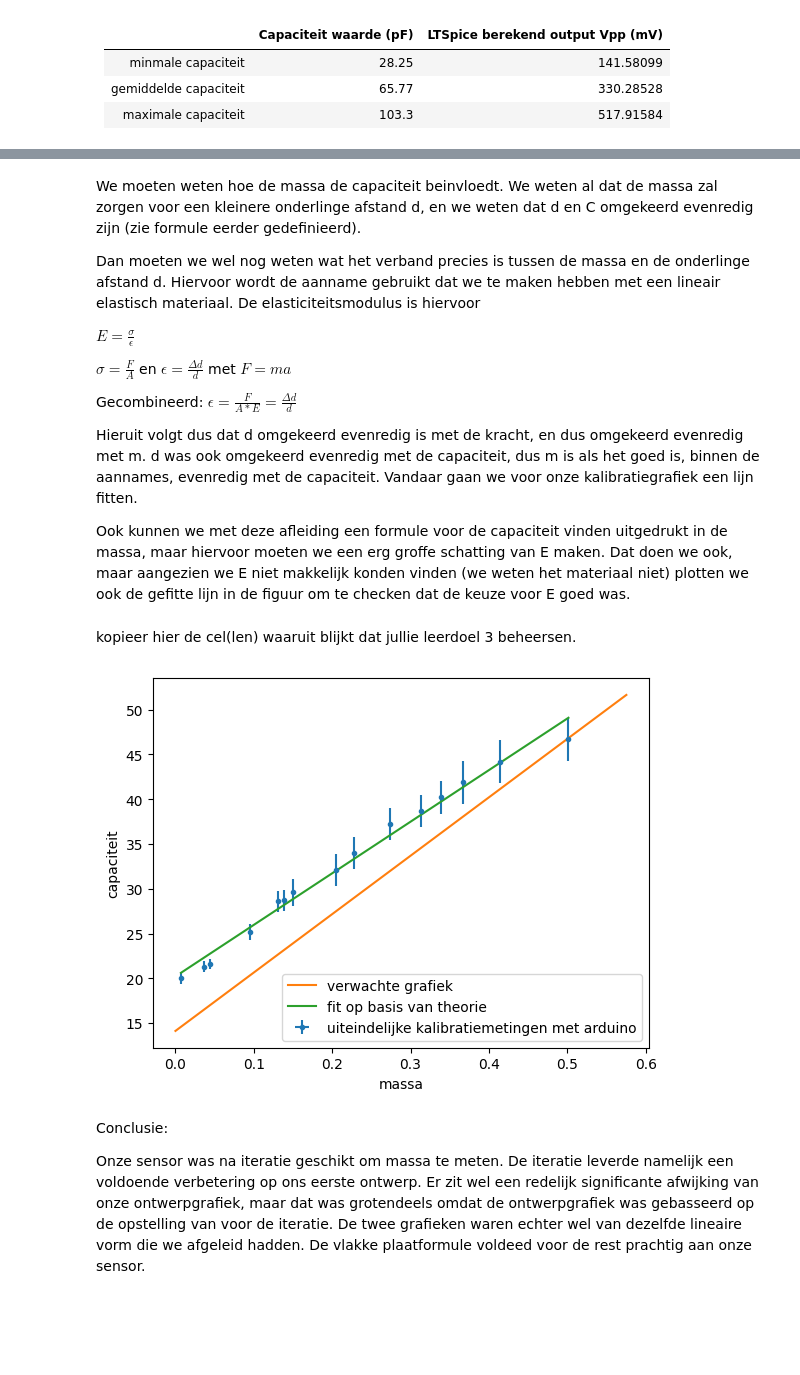
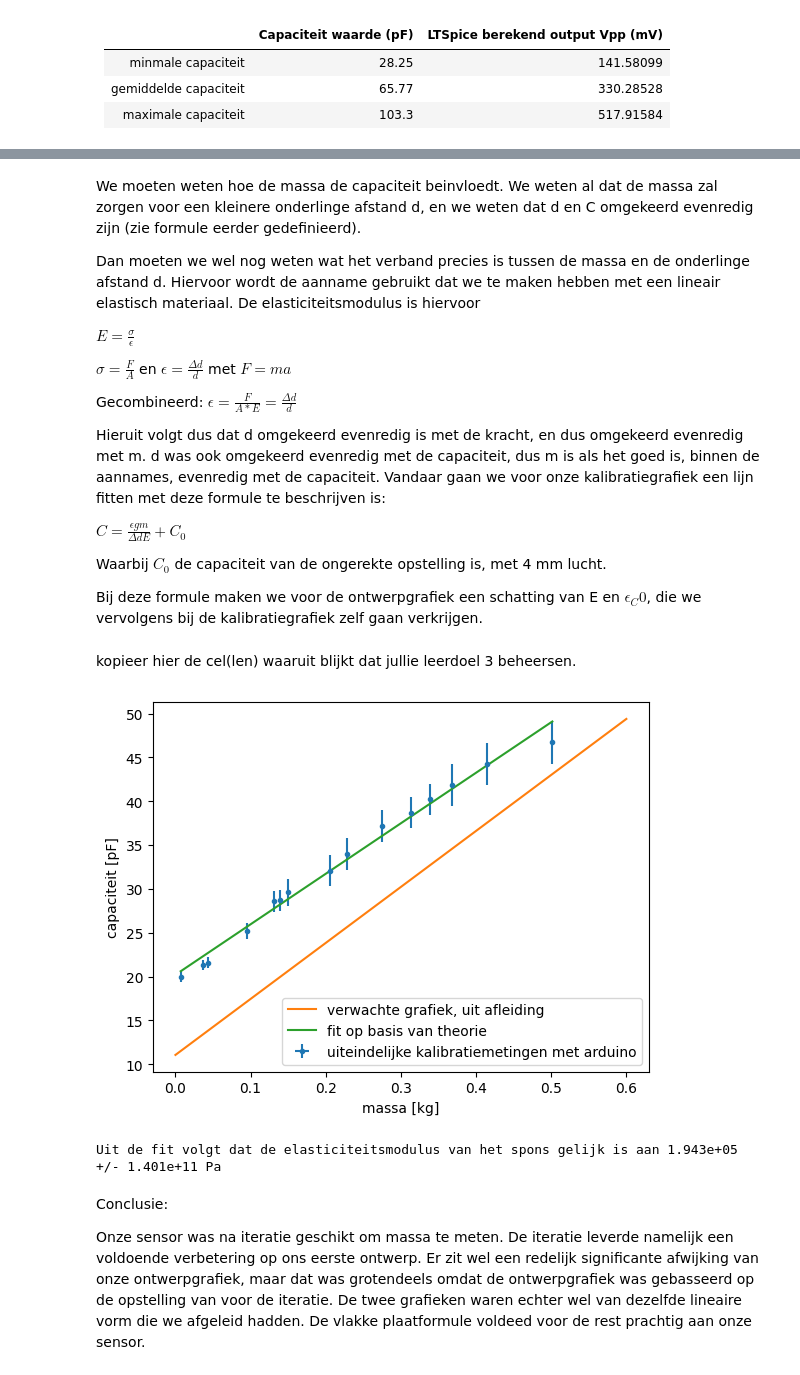
Before and after one commit to cs50202/opdrachten-DEF-D-, a Jupyter notebook: FysiekeOntwerpopdrachten/2OntwerpEenSensorCondensator/DEFOntwerpopdracht2OntwerpEenSensorInvulTemplate.ipynb, the cells around one changed output, grey strips where cells are left out. Drawn from its saved outputs; the diff is of its cells as text; code cells hidden in the pictures; blank space fills up the shorter version.

```diff
--- a/FysiekeOntwerpopdrachten/2OntwerpEenSensorCondensator/DEFOntwerpopdracht2OntwerpEenSensorInvulTemplate.ipynb
+++ b/FysiekeOntwerpopdrachten/2OntwerpEenSensorCondensator/DEFOntwerpopdracht2OntwerpEenSensorInvulTemplate.ipynb
@@ -236,22 +209,32 @@ We hebben hier alles netjes vastgetapet, en dikkere schuin gebruikt
 # Plot hier je oorspronkelijke en je uiteindelijke kalibratiegrafieken, fit daar een bijpassende lijn door
 # en zet ook de verwachte ontwerpgrafiek erbij
 
+def fitlijn(m, epsilon, E, epsilon_C0):
+    return (epsilon * 9.81 * m)/(0.1e-3 * E) + ((epsilon_C0*0.1**2)/(4e-3))
+
 m_2 = np.array([501.5, 414.4,367.5, 338.6, 313.2, 274.4, 228.1, 205.0, 150.0, 138.7, 131.2, 94.6, 43.8, 36.6, 7.0])/1000 # kg
-capaciteit_2 = np.array([46.7, 44.2, 41.9, 40.2, 38.7, 37.2, 34.0, 32.1, 29.6, 28.7, 28.6, 25.2, 21.6, 21.3, 20.0]) # pF
+capaciteit_2 = np.array([46.7, 44.2, 41.9, 40.2, 38.7, 37.2, 34.0, 32.1, 29.6, 28.7, 28.6, 25.2, 21.6, 21.3, 20.0])*1e-12 # pF
 u_capa_2 = np.array([2.4, 2.4, 2.4, 1.8, 1.8, 1.8, 1.8, 1.8, 1.5, 1.2, 1.2, 0.9, 0.6, 0.6, 0.6]) # pF
 # plt.plot(m_2, capaciteit_2, ".")
 
 #Fit van onze waardes, op basis van lineaire verband dat beredeneerd was:
-vals2, covs2 = curve_fit(fitverw, m_2, capaciteit_2)
+vals2, covs2 = curve_fit(fitlijn, m_2, capaciteit_2)
 xfit = np.linspace(np.min(m_2), np.max(m_2), 500)
-yfit = fitverw(xfit, *vals2)
+yfit = fitlijn(xfit, *vals2)*1e12
+
+capaciteit_2 = capaciteit_2*1e12
 
 plt.figure()
 plt.errorbar(m_2, capaciteit_2, xerr = m_err, yerr = u_capa_2, fmt = '.', label = 'uiteindelijke kalibratiemetingen met arduino')
-plt.plot(xtest, ytest/2, '-', label = 'verwachte grafiek')  #ytest/2 omdat we de dikte van het verende materiaal verdubbeld hebben waardoor de veerconstante effectief verdubbeld. *1/2 is een correctie.
+plt.plot(massa_verwacht, cap_verwacht/2, label = 'verwachte grafiek, uit afleiding')
 plt.plot(xfit, yfit, label = 'fit op basis van theorie')
-plt.xlabel("massa")
-plt.ylabel("capaciteit")
+plt.xlabel("massa [kg]")
+plt.ylabel("capaciteit [pF]")
 plt.legend()
 plt.show()
+
+E = vals2[1]
+u_E = np.sqrt(covs2[1,1])
+
+print(f"Uit de fit volgt dat de elasticiteitsmodulus van het spons gelijk is aan {E:.4g} +/- {u_E:.4g} Pa")
 # %% [output]
@@ -404,36 +357,50 @@ Gecombineerd:
 $ \epsilon = \frac{F}{A*E} = \frac{\Delta d}{d}$
 
 Hieruit volgt dus dat d omgekeerd evenredig is met de kracht, en dus omgekeerd evenredig met m.
-d was ook omgekeerd evenredig met de capaciteit, dus m is als het goed is, binnen de aannames, evenredig met de capaciteit. Vandaar gaan we voor onze kalibratiegrafiek een lijn fitten.
+d was ook omgekeerd evenredig met de capaciteit, dus m is als het goed is, binnen de aannames, evenredig met de capaciteit. Vandaar gaan we voor onze kalibratiegrafiek een lijn fitten met deze formule te beschrijven is:
 
-Ook kunnen we met deze afleiding een formule voor de capaciteit vinden uitgedrukt in de massa, maar hiervoor moeten we een erg groffe schatting van E maken. Dat doen we ook, maar aangezien we E niet makkelijk konden vinden (we weten het materiaal niet) plotten we ook de gefitte lijn in de figuur om te checken dat de keuze voor E goed was.
+$ C = \frac{\epsilon g m}{\Delta d E} + C_0$
+
+Waarbij $C_0$ de capaciteit van de ongerekte opstelling is, met 4 mm lucht.
+
+Bij deze formule maken we voor de ontwerpgrafiek een schatting van E en $\epsilon_C0$, die we vervolgens bij de kalibratiegrafiek zelf gaan verkrijgen.
 # %% [markdown]
 kopieer hier de cel(len) waaruit blijkt dat jullie leerdoel 3 beheersen.
 # %%
 # Plot hier je oorspronkelijke en je uiteindelijke kalibratiegrafieken, fit daar een bijpassende lijn door
 # en zet ook de verwachte ontwerpgrafiek erbij
 
+def fitlijn(m, epsilon, E, epsilon_C0):
+    return (epsilon * 9.81 * m)/(0.1e-3 * E) + ((epsilon_C0*0.1**2)/(4e-3))
+
 m_2 = np.array([501.5, 414.4,367.5, 338.6, 313.2, 274.4, 228.1, 205.0, 150.0, 138.7, 131.2, 94.6, 43.8, 36.6, 7.0])/1000 # kg
-capaciteit_2 = np.array([46.7, 44.2, 41.9, 40.2, 38.7, 37.2, 34.0, 32.1, 29.6, 28.7, 28.6, 25.2, 21.6, 21.3, 20.0]) # pF
-# Error aangepast, de arduinowaarde fluctueerde meer
+capaciteit_2 = np.array([46.7, 44.2, 41.9, 40.2, 38.7, 37.2, 34.0, 32.1, 29.6, 28.7, 28.6, 25.2, 21.6, 21.3, 20.0])*1e-12 # pF
 u_capa_2 = np.array([2.4, 2.4, 2.4, 1.8, 1.8, 1.8, 1.8, 1.8, 1.5, 1.2, 1.2, 0.9, 0.6, 0.6, 0.6]) # pF
 # plt.plot(m_2, capaciteit_2, ".")
 
 #Fit van onze waardes, op basis van lineaire verband dat beredeneerd was:
-vals2, covs2 = curve_fit(fitverw, m_2, capaciteit_2)
+vals2, covs2 = curve_fit(fitlijn, m_2, capaciteit_2)
 xfit = np.linspace(np.min(m_2), np.max(m_2), 500)
-yfit = fitverw(xfit, *vals2)
+yfit = fitlijn(xfit, *vals2)*1e12
+
+capaciteit_2 = capaciteit_2*1e12
 
 plt.figure()
 plt.errorbar(m_2, capaciteit_2, xerr = m_err, yerr = u_capa_2, fmt = '.', label = 'uiteindelijke kalibratiemetingen met arduino')
-plt.plot(xtest, ytest/2, '-', label = 'verwachte grafiek')  #ytest/2 omdat we de dikte van het verende materiaal verdubbeld hebben waardoor de veerconstante effectief verdubbeld. *1/2 is een correctie.
+plt.plot(massa_verwacht, cap_verwacht/2, label = 'verwachte grafiek, uit afleiding')
 plt.plot(xfit, yfit, label = 'fit op basis van theorie')
-plt.xlabel("massa")
-plt.ylabel("capaciteit")
+plt.xlabel("massa [kg]")
+plt.ylabel("capaciteit [pF]")
 plt.legend()
 plt.show()
+
+E = vals2[1]
+u_E = np.sqrt(covs2[1,1])
+
+print(f"Uit de fit volgt dat de elasticiteitsmodulus van het spons gelijk is aan {E:.4g} +/- {u_E:.4g} Pa")
 # %% [output]
-[figure, old version]
+[figure, new version]
+Uit de fit volgt dat de elasticiteitsmodulus van het spons gelijk is aan 1.943e+05 +/- 1.401e+11 Pa
 # %% [markdown]
 Conclusie:
 
```
Also changed, not shown: parts of 5 cells of this notebook.
